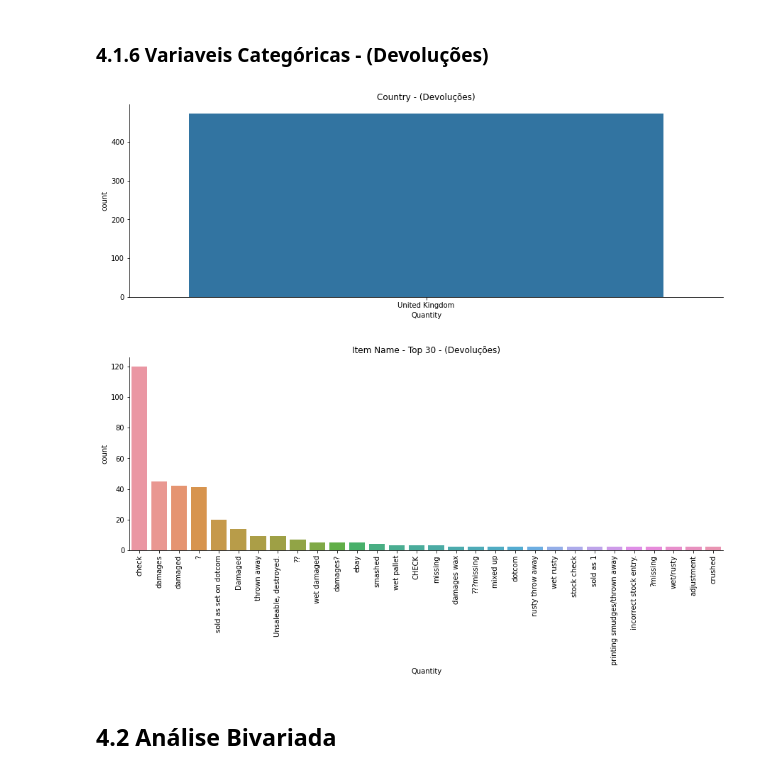
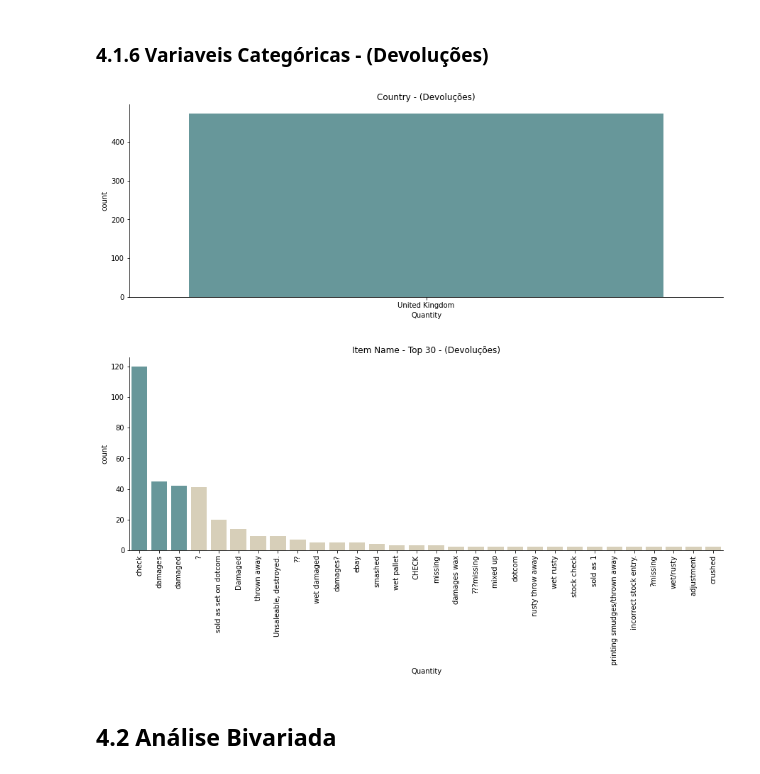
Before and after one commit to Jhonatanslopes/Case-Manfing, a Jupyter notebook: Notebook/notebook.ipynb, the cells around one changed output. Saved outputs shown, nothing was run; the diff lists cells and outputs as text; code cells hidden in the pictures.

```diff
--- a/Notebook/notebook.ipynb
+++ b/Notebook/notebook.ipynb
@@ -561,23 +622,26 @@ plt.title('Item Name - Top 30 - (Compras)');
 # %% [markdown]
 ### 4.1.6 Variaveis Categóricas - (Devoluções)
 # %%
+# figure 1
 plt.figure(figsize=(15, 5))
 order_country = returns['country'].value_counts().sort_values(ascending=False)
-sns.countplot(x='country', data=returns, order=order_country.index)
+sns.countplot(x='country', data=returns, order=order_country.index, color=palette[0])
 sns.despine(right=True)
 plt.xlabel('Quantity')
 plt.title('Country - (Devoluções)');
 
+# figure 2
 plt.figure(figsize=(15, 5))
 order_item = returns['itemname'].value_counts().sort_values(ascending=False)[:30]
-sns.countplot(x='itemname', data=returns, order=order_item.index)
+color = set_color(order_item, [1, 2, 3])
+sns.countplot(x='itemname', data=returns, order=order_item.index, palette=color)
 sns.despine(right=True)
 plt.xticks(rotation=90)
 plt.xlabel('Quantity')
 plt.title('Item Name - Top 30 - (Devoluções)');
 # %% [output]
-[figure, old version]
+[figure, new version]
-[figure, old version]
+[figure, new version]
 # %% [markdown]
 ## 4.2 Análise Bivariada
 # %% [markdown]
```
Also changed, not shown: parts of 23 cells of this notebook.
